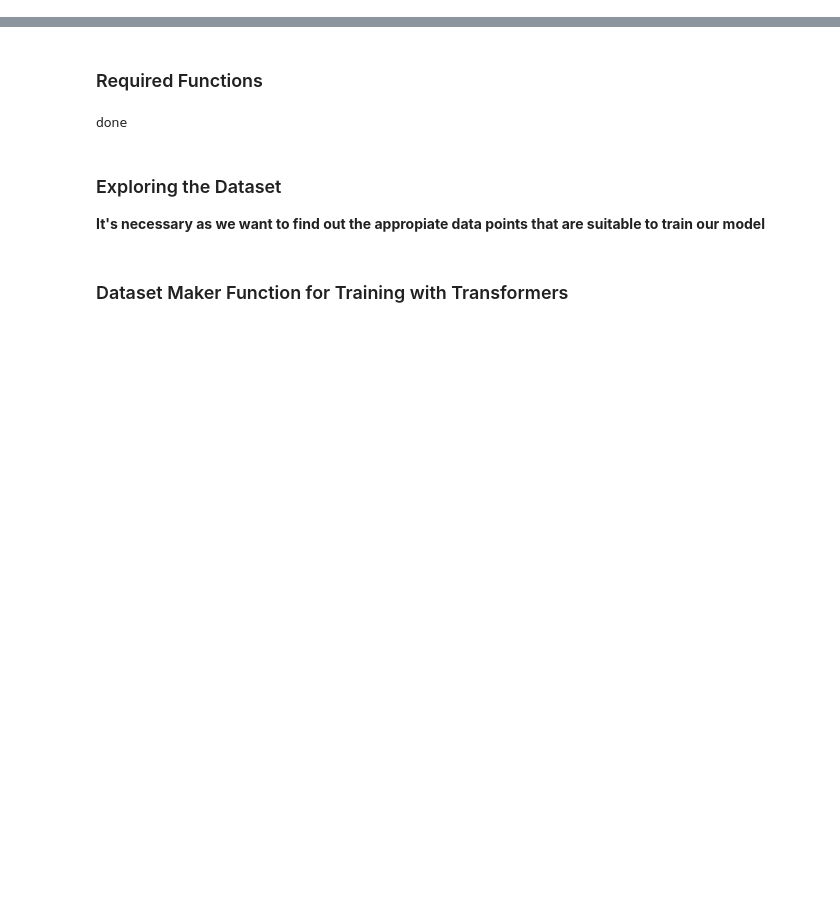
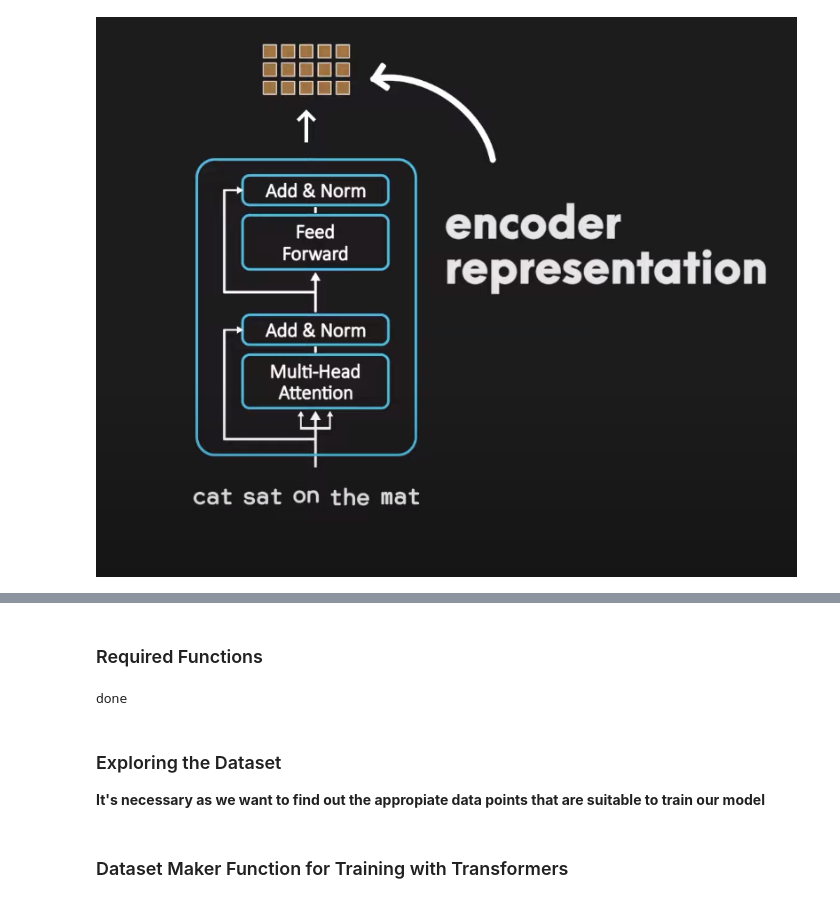
Before and after one commit to AbirAhmed72/MediMatch-Clinical-Symptom-Mapper-and-Specialist-Recommender, a Jupyter notebook: backend/models/identify-symptoms-using-huggingface-transformer.ipynb, the cells around one changed output, grey strips where cells are left out. Cells and saved outputs as stored; diff of their text form; code cells hidden in the pictures; blank space fills up the shorter version.

```diff
--- a/backend/models/identify-symptoms-using-huggingface-transformer.ipynb
+++ b/backend/models/identify-symptoms-using-huggingface-transformer.ipynb
@@ -1,2 +1,7 @@
 # %%
 # !pip install seqeval
+# %%
+from IPython import display
+display.Image("./transformer.png")
+# %% [output]
+[figure, added]
```
Also changed, not shown: parts of 7 cells of this notebook, 5 other files.
